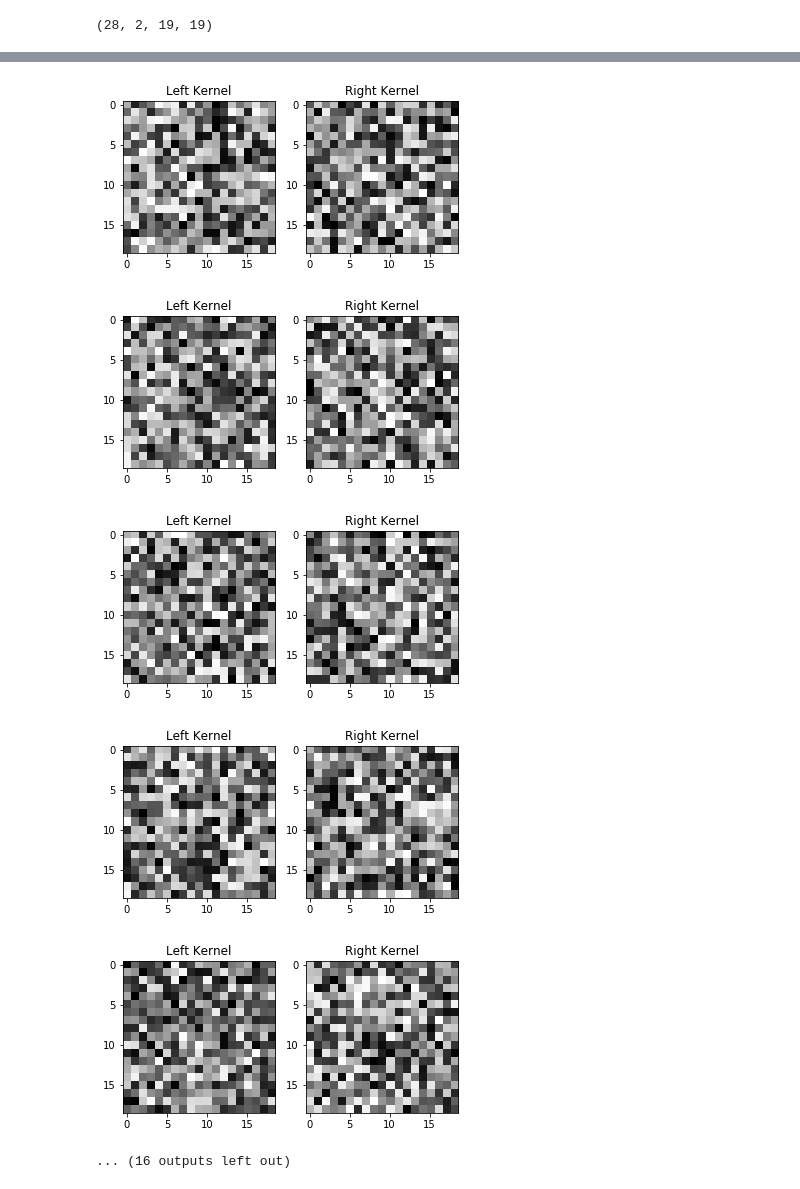
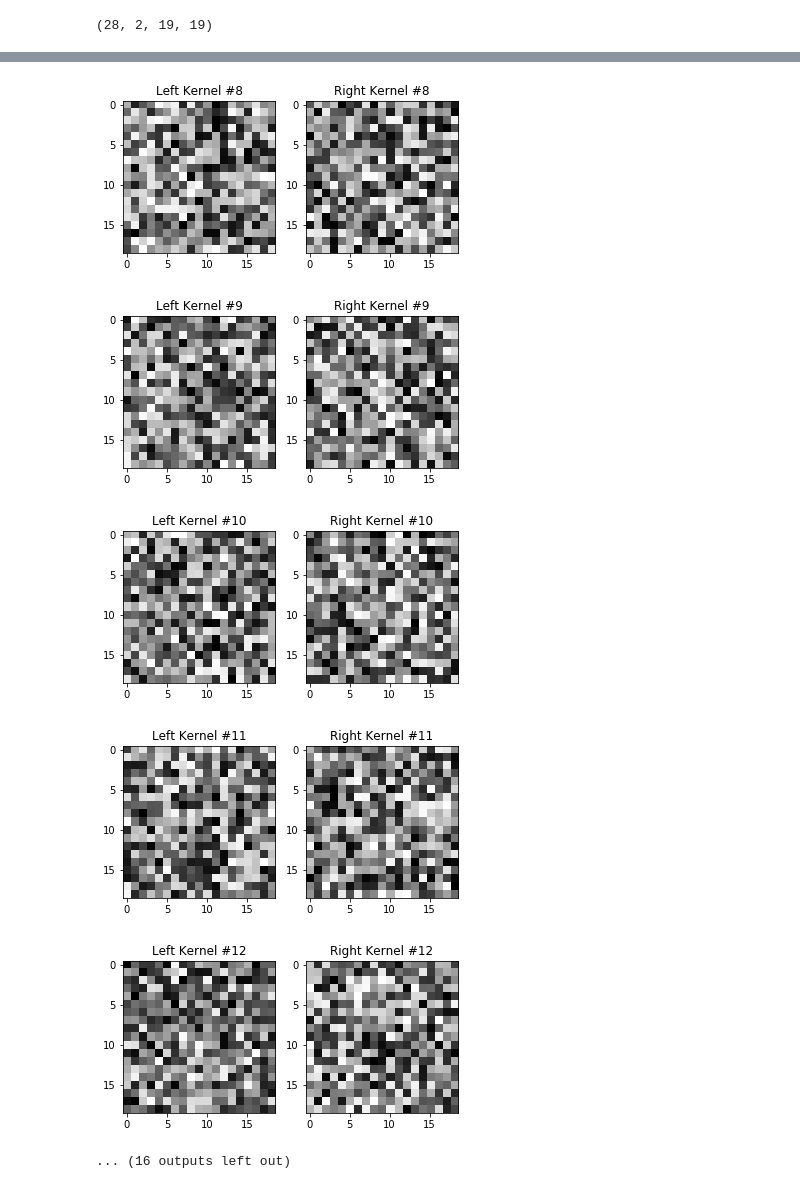
Before and after one commit to nathankong/binocular_disparity_nn, a Jupyter notebook: notebooks/DisplayInitialKernels.ipynb, the cells around one changed output, grey strips where cells are left out. Saved outputs shown, nothing was run; the diff lists cells and outputs as text; code cells hidden in the pictures.

```diff
--- a/notebooks/DisplayInitialKernels.ipynb
+++ b/notebooks/DisplayInitialKernels.ipynb
@@ -14,7 +14,7 @@ for i in range(k.shape[0]):
     kernels = k[i]
     fig, (ax1, ax2) = plt.subplots(1,2)
     ax1.imshow(kernels[0,:,:], cmap="gray")
-    ax1.set_title("Left Kernel")
+    ax1.set_title("Left Kernel #{}".format(i+1))
     ax2.imshow(kernels[1,:,:], cmap="gray")
-    ax2.set_title("Right Kernel")
+    ax2.set_title("Right Kernel #{}".format(i+1))
 # %% [output]
@@ -43,7 +43,7 @@ for i in range(k.shape[0]):
     kernels = k[i]
     fig, (ax1, ax2) = plt.subplots(1,2)
     ax1.imshow(kernels[0,:,:], cmap="gray")
-    ax1.set_title("Left Kernel")
+    ax1.set_title("Left Kernel #{}".format(i+1))
     ax2.imshow(kernels[1,:,:], cmap="gray")
-    ax2.set_title("Right Kernel")
+    ax2.set_title("Right Kernel #{}".format(i+1))
 # %% [output]
@@ -57,6 +57,6 @@ for i in range(k.shape[0]):
-[figure, old version]
+[figure, new version]
-[figure, old version]
+[figure, new version]
-[figure, old version]
+[figure, new version]
-[figure, old version]
+[figure, new version]
-[figure, old version]
+[figure, new version]
 ... (16 outputs left out)
```
Also changed, not shown: parts of 2 cells of this notebook, 4 other files.
